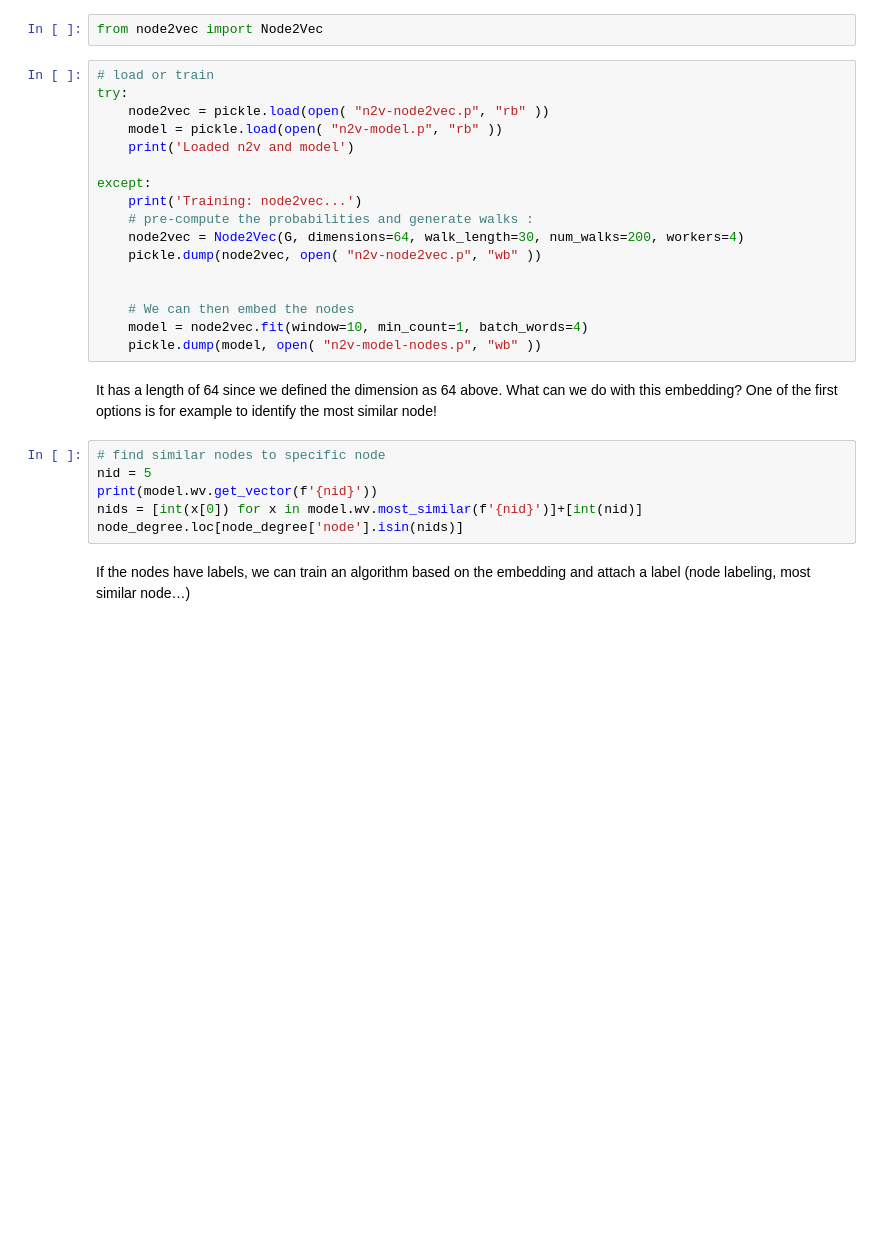
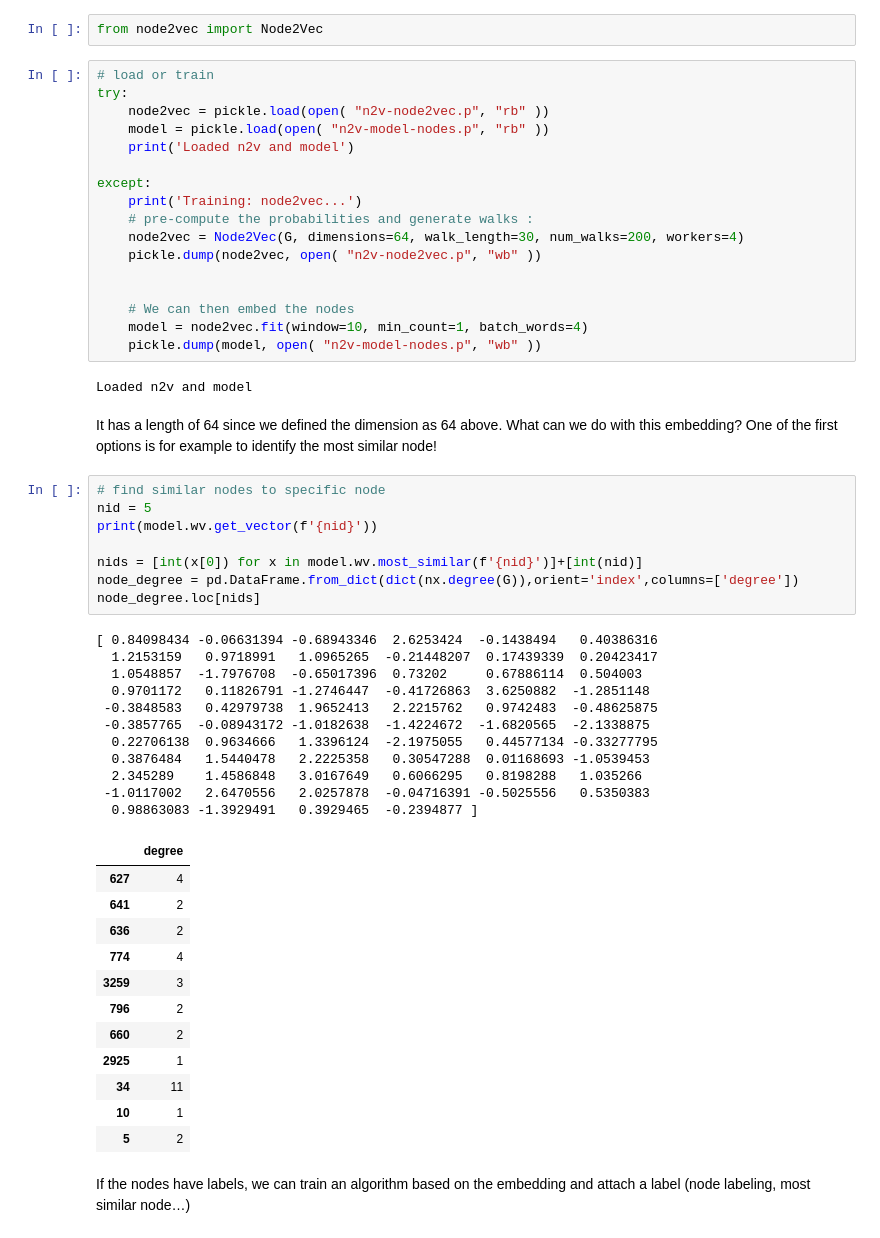
Before and after one commit to bpostance/learn_data_science, a Jupyter notebook: Graph/01-graph-learning/00-node2vec.ipynb, the cells around one changed output. Cells and saved outputs as stored; diff of their text form; blank space fills up the shorter version.

```diff
--- a/Graph/01-graph-learning/00-node2vec.ipynb
+++ b/Graph/01-graph-learning/00-node2vec.ipynb
@@ -109,7 +110,7 @@ from node2vec import Node2Vec
 # load or train
 try:
     node2vec = pickle.load(open( "n2v-node2vec.p", "rb" ))
-    model = pickle.load(open( "n2v-model.p", "rb" ))
+    model = pickle.load(open( "n2v-model-nodes.p", "rb" ))
     print('Loaded n2v and model')
 
 except:
@@ -122,14 +123,42 @@ except:
     # We can then embed the nodes
     model = node2vec.fit(window=10, min_count=1, batch_words=4)
     pickle.dump(model, open( "n2v-model-nodes.p", "wb" ))
+# %% [output]
+Loaded n2v and model
 # %% [markdown]
 It has a length of 64 since we defined the dimension as 64 above. What can we do with this embedding? One of the first options is for example to identify the most similar node!
 # %%
 # find similar nodes to specific node
 nid = 5
 print(model.wv.get_vector(f'{nid}'))
+
 nids = [int(x[0]) for x in model.wv.most_similar(f'{nid}')]+[int(nid)]
-node_degree.loc[node_degree['node'].isin(nids)]
+node_degree = pd.DataFrame.from_dict(dict(nx.degree(G)),orient='index',columns=['degree'])
+node_degree.loc[nids]
+# %% [output]
+[ 0.84098434 -0.06631394 -0.68943346  2.6253424  -0.1438494   0.40386316
+  1.2153159   0.9718991   1.0965265  -0.21448207  0.17439339  0.20423417
+  1.0548857  -1.7976708  -0.65017396  0.73202     0.67886114  0.504003
+  0.9701172   0.11826791 -1.2746447  -0.41726863  3.6250882  -1.2851148
+ -0.3848583   0.42979738  1.9652413   2.2215762   0.9742483  -0.48625875
+ -0.3857765  -0.08943172 -1.0182638  -1.4224672  -1.6820565  -2.1338875
+  0.22706138  0.9634666   1.3396124  -2.1975055   0.44577134 -0.33277795
+  0.3876484   1.5440478   2.2225358   0.30547288  0.01168693 -1.0539453
+  2.345289    1.4586848   3.0167649   0.6066295   0.8198288   1.035266
+ -1.0117002   2.6470556   2.0257878  -0.04716391 -0.5025556   0.5350383
+  0.98863083 -1.3929491   0.3929465  -0.2394877 ]
+|  | degree |
+| 627 | 4 |
+| 641 | 2 |
+| 636 | 2 |
+| 774 | 4 |
+| 3259 | 3 |
+| 796 | 2 |
+| 660 | 2 |
+| 2925 | 1 |
+| 34 | 11 |
+| 10 | 1 |
+| 5 | 2 |
 # %% [markdown]
 If the nodes have labels, we can train an algorithm based on the embedding and attach a label (node labeling, most similar node…)
 # %% [markdown]
```
Also changed, not shown: parts of 5 cells of this notebook.
